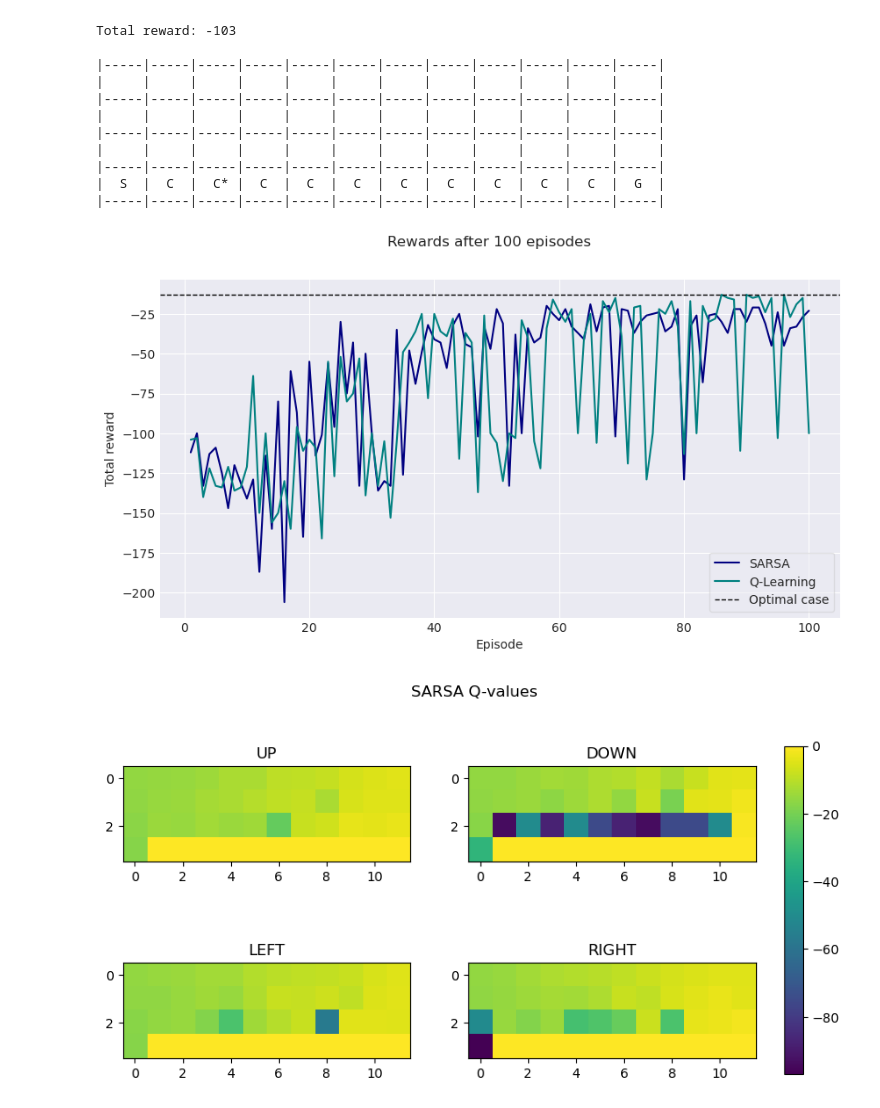
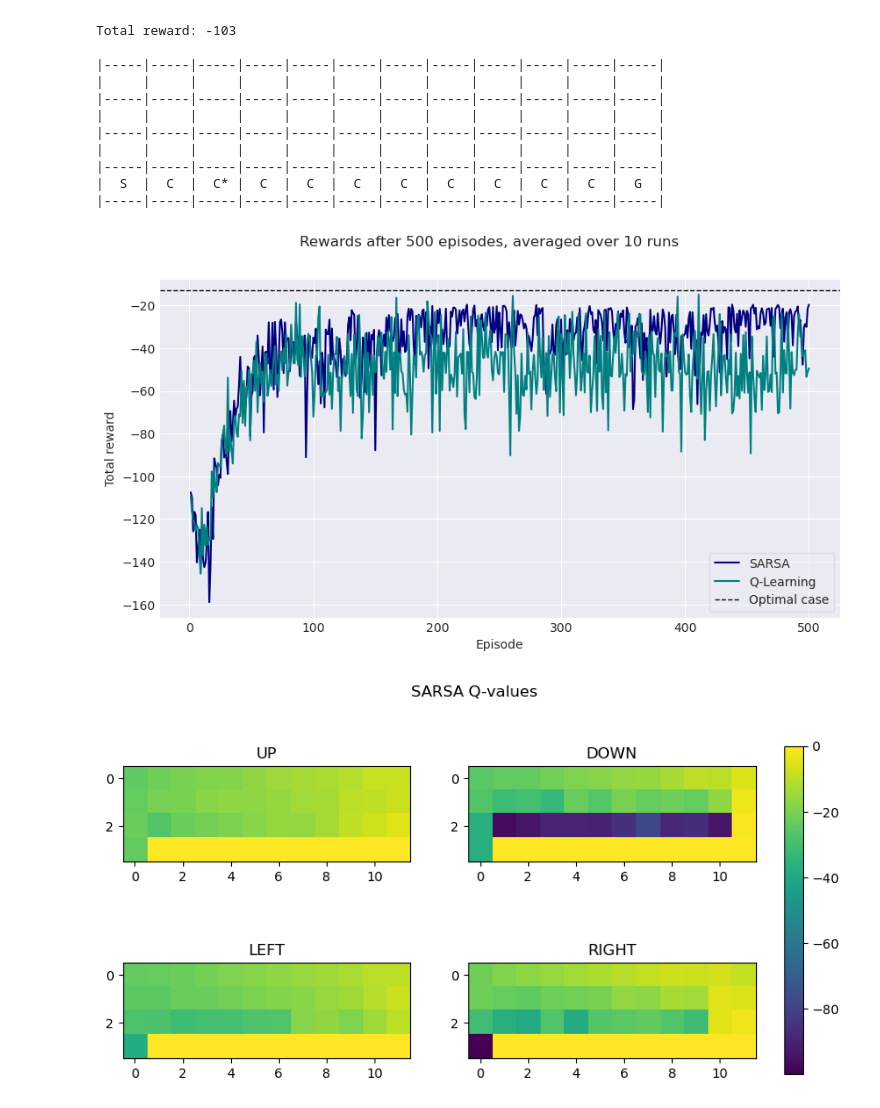
Before and after one commit to the-mysh/rl-coursework, a Jupyter notebook: tasks/cliff_problem/Cliff_problem.ipynb, the cells around one changed output. Cells and saved outputs as stored; diff of their text form; code cells hidden in the pictures.

Commit message:
[Cliff problem] Multiple runs

```diff
--- a/tasks/cliff_problem/Cliff_problem.ipynb
+++ b/tasks/cliff_problem/Cliff_problem.ipynb
@@ -65,30 +65,32 @@ Total reward: -103
 |  S  |  C  |  C* |  C  |  C  |  C  |  C  |  C  |  C  |  C  |  C  |  G  |
 |-----|-----|-----|-----|-----|-----|-----|-----|-----|-----|-----|-----|
 # %%
-N_EPISODES = 100
+N_EPISODES = 500
+N_RUNS = 10
+MAX_STEPS = 10_000
 sarsa = Sarsa(cg)
-sarsa_rewards = sarsa.run(N_EPISODES)    # print(" ", r)
+sarsa_rewards = sarsa.run_multiple(n_episodes=N_EPISODES, n_runs=N_RUNS, max_steps=MAX_STEPS)
 # %%
 ql = QLearning(cg)
-ql_rewards = ql.run(N_EPISODES)
+ql_rewards = ql.run_multiple(n_episodes=N_EPISODES, n_runs=N_RUNS, max_steps=MAX_STEPS)
 # %%
 %matplotlib inline
 
 SARSA_COLOUR = 'navy'
 QL_COLOUR = 'teal'
 
 plot_rewards(
     {'SARSA': sarsa_rewards, 'Q-Learning': ql_rewards},
     {'SARSA': SARSA_COLOUR, 'Q-Learning': QL_COLOUR},
-    title=f"Rewards after {N_EPISODES} episodes",
+    title=f"Rewards after {N_EPISODES} episodes, averaged over {N_RUNS} runs",
     optimal=-13
 )
 # %% [output]
-[figure, old version]
+[figure, new version]
 # %%
 sarsa.plot_q_values()
 # %% [output]
-[figure, old version]
+[figure, new version]
 # %%
 ql.plot_q_values()
 # %% [output]
```
Also changed, not shown: parts of 5 cells of this notebook, 1 other file.
